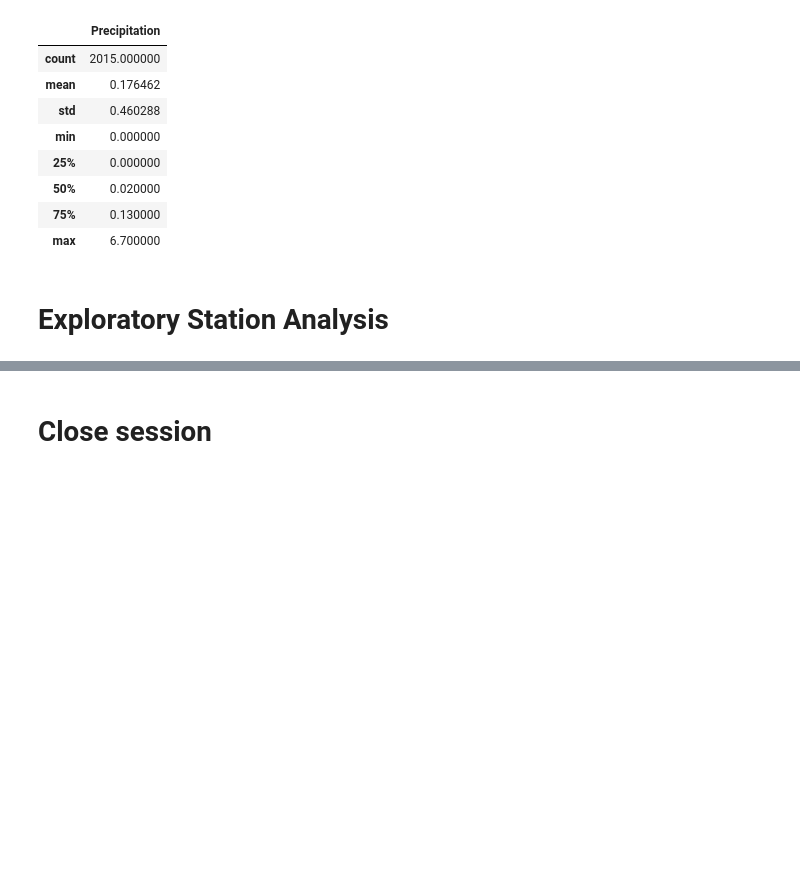
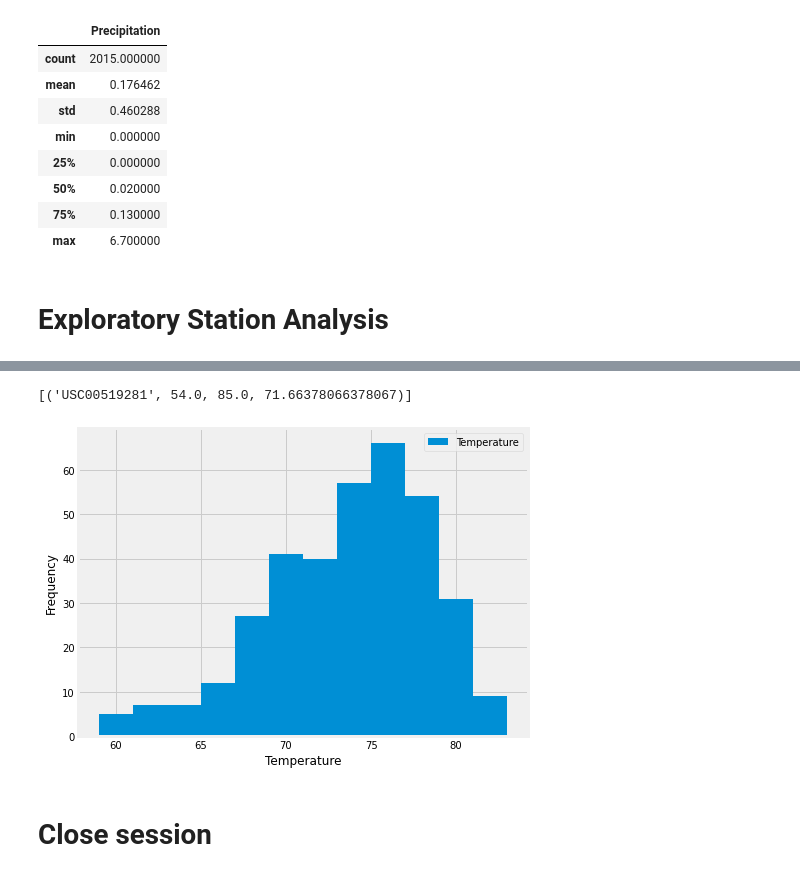
Before and after one commit to atvarvel/sqlalchemy-challenge, a Jupyter notebook: climate_analysis.ipynb, the cells around one changed output, grey strips where cells are left out. Saved outputs shown, nothing was run; the diff lists cells and outputs as text; code cells hidden in the pictures; blank space fills up the shorter version.

```diff
--- a/climate_analysis.ipynb
+++ b/climate_analysis.ipynb
@@ -99,2 +160,10 @@ precip_df.describe()
 # %%
 # Using the most active station id from the previous query, calculate the lowest, highest, and average temperature.
+# Create list of measurements to find in the query.
+sel = [Measurement.station, func.min(Measurement.tobs), func.max(Measurement.tobs), func.avg(Measurement.tobs)]
+
+# Create query.
+most_active = session.query(*sel).filter(Measurement.station == 'USC00519281').all()
+most_active
+# %% [output]
+[('USC00519281', 54.0, 85.0, 71.66378066378067)]
@@ -104,3 +170,26 @@ precip_df.describe()
+# %%
+# Using the most active station id,
+# query the last 12 months of temperature observation data for this station and plot the results as a histogram.
+
+# Get most recent date for the most active station.
+station_most_recent = session.query(Measurement.date).filter(Measurement.station == 'USC00519281').order_by(Measurement.date.desc()).first()
+station_end_date = dt.datetime(2017, 8, 18)
+# Get the date for 12 months prior to the most recent date.
+station_start_date = dt.datetime(2016, 8, 18)
+
+# Create query to get temperature data for the most active station.
+tobs_data = session.query(Measurement.station, Measurement.tobs).filter(Measurement.station == 'USC00519281').filter(Measurement.date <= station_end_date).filter(Measurement.date >= station_start_date).all()
+
+# Create dataframe to plot histogram.
+tobs_df = pd.DataFrame(tobs_data, columns=['Station', 'Temperature'])
+
+# Plot histogram.
+ax = tobs_df.plot.hist(bins=12, figsize=(7,5))
+ax.set_xlabel('Temperature')
+plt.tight_layout()
+plt.show()
+# %% [output]
+[figure, added]
 # %% [markdown]
 # Close session
 # %%
```
Also changed, not shown: parts of 9 cells of this notebook.
